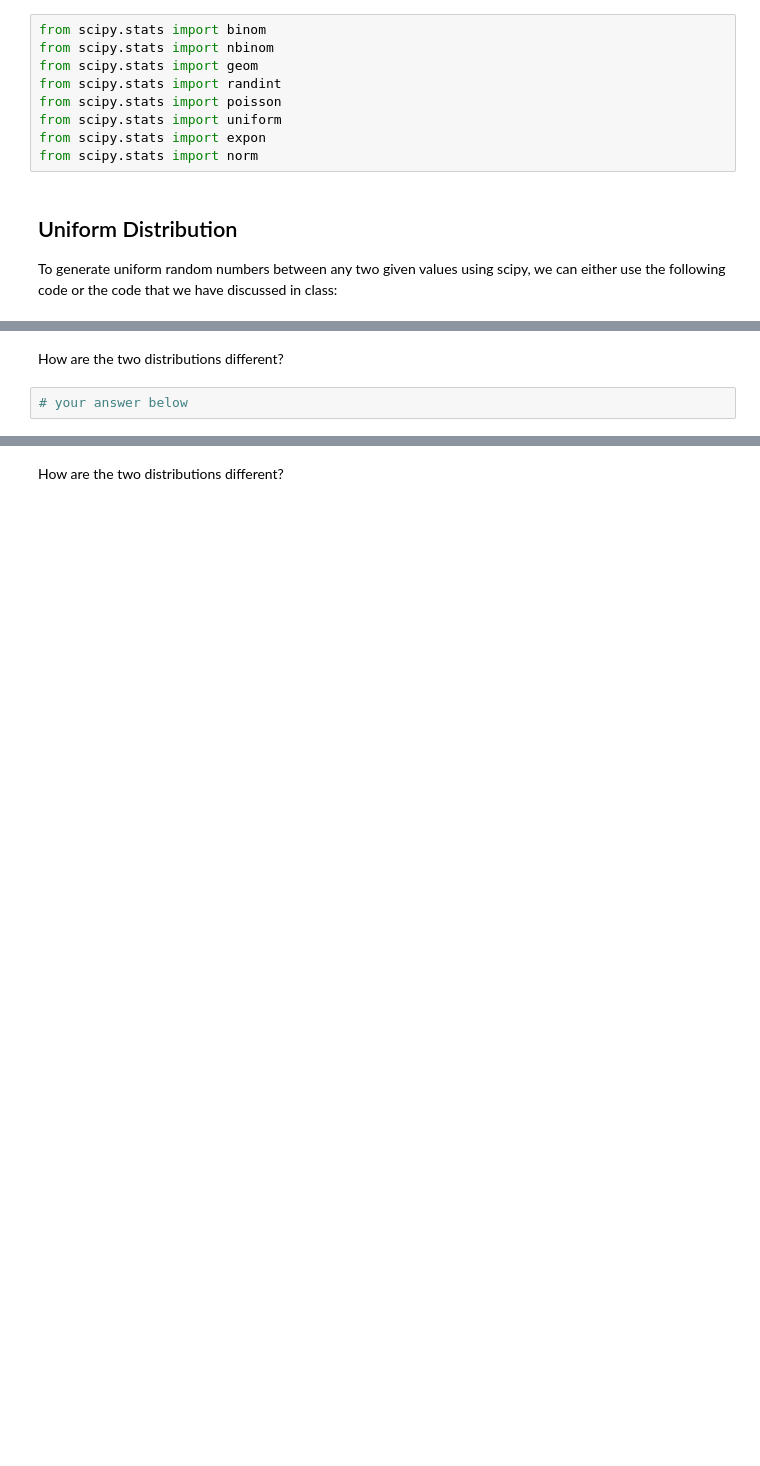
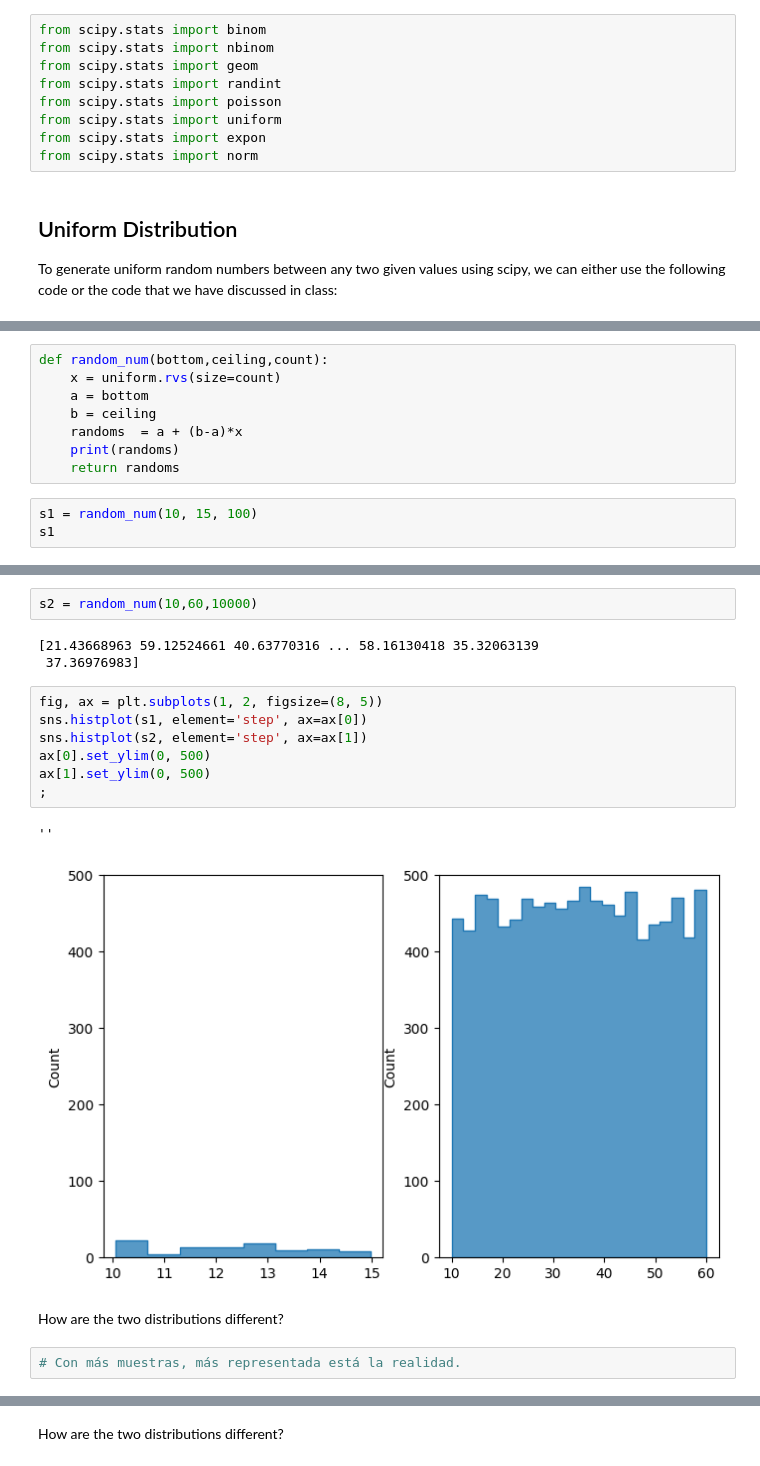
Before and after one commit to Ironhack-Data-Madrid-Octubre-2023/6.1-lab_continuous_probability_distributions, a Jupyter notebook: your-code/main.ipynb, the cells around one changed output, grey strips where cells are left out. Saved outputs shown, nothing was run; the diff lists cells and outputs as text; blank space fills up the shorter version.

```diff
--- a/your-code/main.ipynb
+++ b/your-code/main.ipynb
@@ -65,0 +65,11 @@ Your output should look like below:
+# %%
+def random_num(bottom,ceiling,count):
+    x = uniform.rvs(size=count)
+    a = bottom
+    b = ceiling
+    randoms  = a + (b-a)*x
+    print(randoms)
+    return randoms
+# %%
+s1 = random_num(10, 15, 100)
+s1
@@ -66,7 +114,22 @@ Your output should look like below:
+# %%
+s2 = random_num(10,60,10000)
+# %% [output]
+[21.43668963 59.12524661 40.63770316 ... 58.16130418 35.32063139
+ 37.36976983]
+# %%
+fig, ax = plt.subplots(1, 2, figsize=(8, 5))
+sns.histplot(s1, element='step', ax=ax[0])
+sns.histplot(s2, element='step', ax=ax[1])
+ax[0].set_ylim(0, 500)
+ax[1].set_ylim(0, 500)
+;
+# %% [output]
+''
+[figure, added]
 # %% [markdown]
 How are the two distributions different?
-# %%
-# your answer below
+# %%
+# Con más muestras, más representada está la realidad.
 # %% [markdown]
 ## Normal Distribution
 
```
Also changed, not shown: parts of 31 cells of this notebook.
